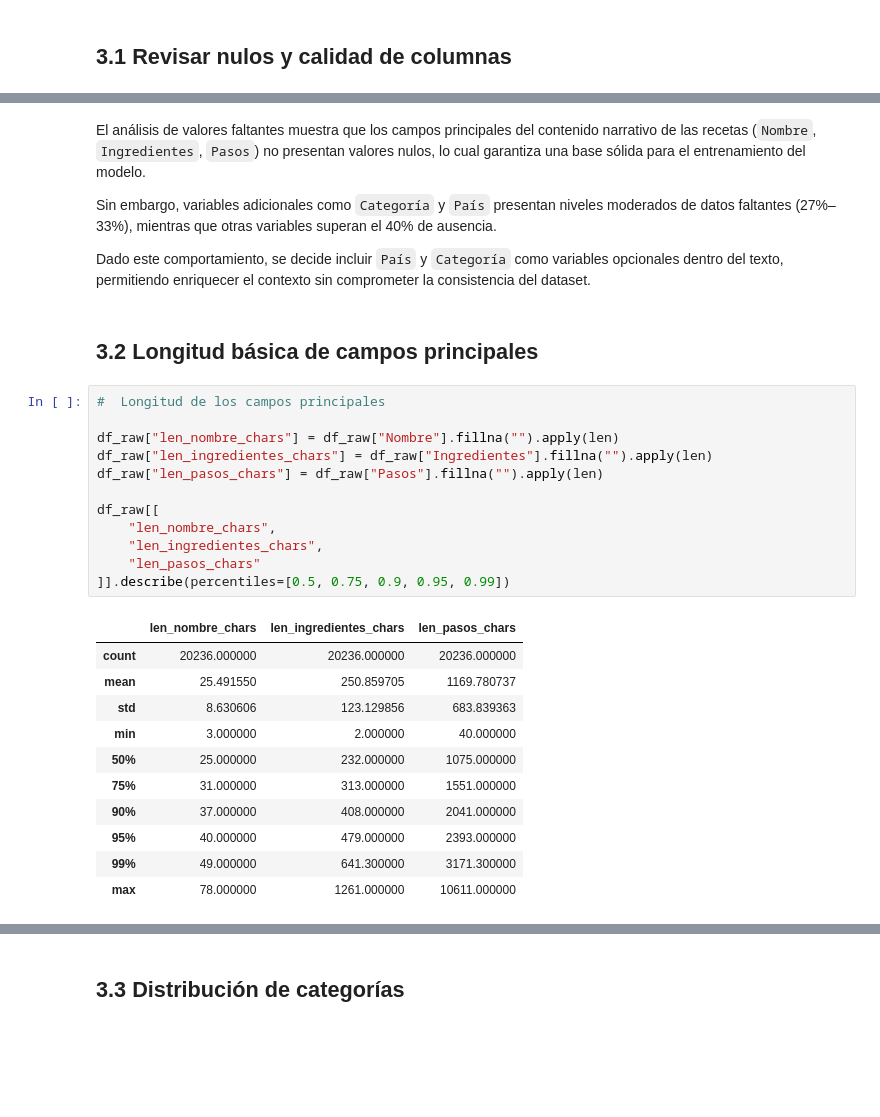
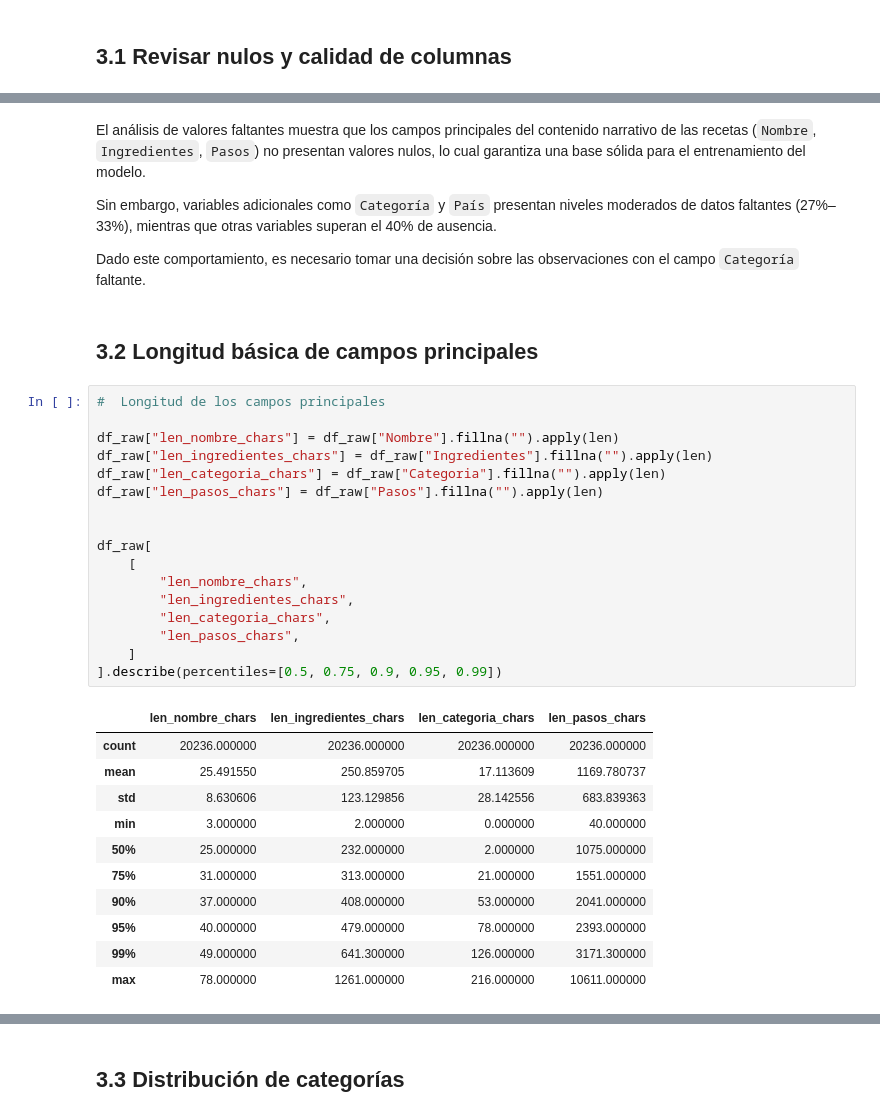
Before and after one commit to jhonattanreales21/nlp_icesi, a Jupyter notebook: unidad_5/Cano_Reales_text_generation_gpt.ipynb, the cells around one changed output, grey strips where cells are left out. Cells and saved outputs as stored; diff of their text form; blank space fills up the shorter version.

```diff
--- a/unidad_5/Cano_Reales_text_generation_gpt.ipynb
+++ b/unidad_5/Cano_Reales_text_generation_gpt.ipynb
@@ -331,33 +322,38 @@ El análisis de valores faltantes muestra que los campos principales del conteni
 
 Sin embargo, variables adicionales como `Categoría` y `País` presentan niveles moderados de datos faltantes (27%–33%), mientras que otras variables superan el 40% de ausencia.
 
-Dado este comportamiento, se decide incluir `País` y `Categoría` como variables opcionales dentro del texto, permitiendo enriquecer el contexto sin comprometer la consistencia del dataset.
+Dado este comportamiento, es necesario tomar una decisión sobre las observaciones con el campo `Categoría` faltante.
 # %% [markdown]
 ## **3.2 Longitud básica de campos principales**
 # %%
 #  Longitud de los campos principales
 
 df_raw["len_nombre_chars"] = df_raw["Nombre"].fillna("").apply(len)
 df_raw["len_ingredientes_chars"] = df_raw["Ingredientes"].fillna("").apply(len)
+df_raw["len_categoria_chars"] = df_raw["Categoria"].fillna("").apply(len)
 df_raw["len_pasos_chars"] = df_raw["Pasos"].fillna("").apply(len)
 
-df_raw[[
-    "len_nombre_chars",
-    "len_ingredientes_chars",
-    "len_pasos_chars"
-]].describe(percentiles=[0.5, 0.75, 0.9, 0.95, 0.99])
+
+df_raw[
+    [
+        "len_nombre_chars",
+        "len_ingredientes_chars",
+        "len_categoria_chars",
+        "len_pasos_chars",
+    ]
+].describe(percentiles=[0.5, 0.75, 0.9, 0.95, 0.99])
 # %% [output]
-|  | len_nombre_chars | len_ingredientes_chars | len_pasos_chars |
-| count | 20236.000000 | 20236.000000 | 20236.000000 |
-| mean | 25.491550 | 250.859705 | 1169.780737 |
-| std | 8.630606 | 123.129856 | 683.839363 |
-| min | 3.000000 | 2.000000 | 40.000000 |
-| 50% | 25.000000 | 232.000000 | 1075.000000 |
-| 75% | 31.000000 | 313.000000 | 1551.000000 |
-| 90% | 37.000000 | 408.000000 | 2041.000000 |
-| 95% | 40.000000 | 479.000000 | 2393.000000 |
-| 99% | 49.000000 | 641.300000 | 3171.300000 |
-| max | 78.000000 | 1261.000000 | 10611.000000 |
+|  | len_nombre_chars | len_ingredientes_chars | len_categoria_chars | len_pasos_chars |
+| count | 20236.000000 | 20236.000000 | 20236.000000 | 20236.000000 |
+| mean | 25.491550 | 250.859705 | 17.113609 | 1169.780737 |
+| std | 8.630606 | 123.129856 | 28.142556 | 683.839363 |
+| min | 3.000000 | 2.000000 | 0.000000 | 40.000000 |
+| 50% | 25.000000 | 232.000000 | 2.000000 | 1075.000000 |
+| 75% | 31.000000 | 313.000000 | 21.000000 | 1551.000000 |
+| 90% | 37.000000 | 408.000000 | 53.000000 | 2041.000000 |
+| 95% | 40.000000 | 479.000000 | 78.000000 | 2393.000000 |
+| 99% | 49.000000 | 641.300000 | 126.000000 | 3171.300000 |
+| max | 78.000000 | 1261.000000 | 216.000000 | 10611.000000 |
 # %% [markdown]
 El análisis de longitud revela que el campo `Pasos` concentra la mayor cantidad de información textual, con una mediana superior a 1000 caracteres y una cola larga que alcanza valores extremos.
 
```
Also changed, not shown: parts of 35 cells of this notebook.
